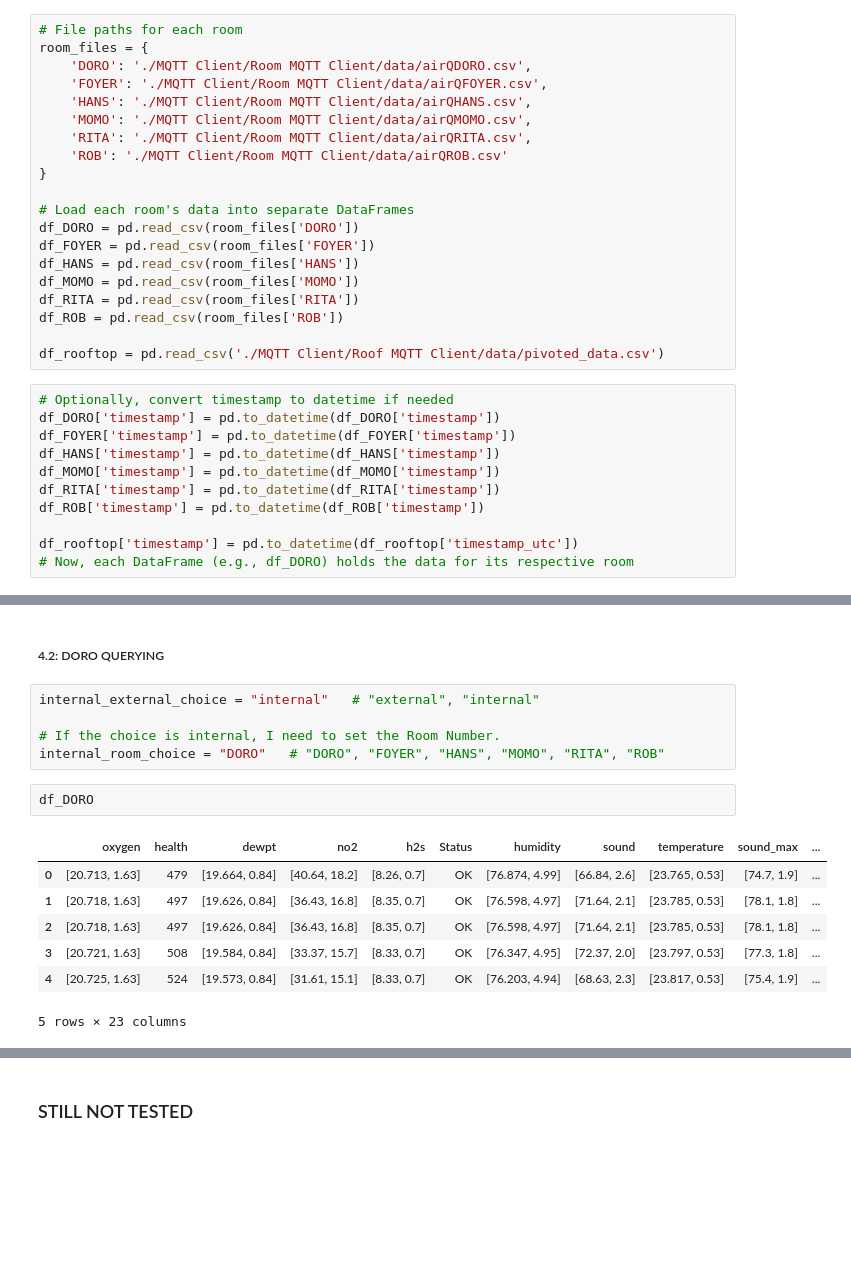
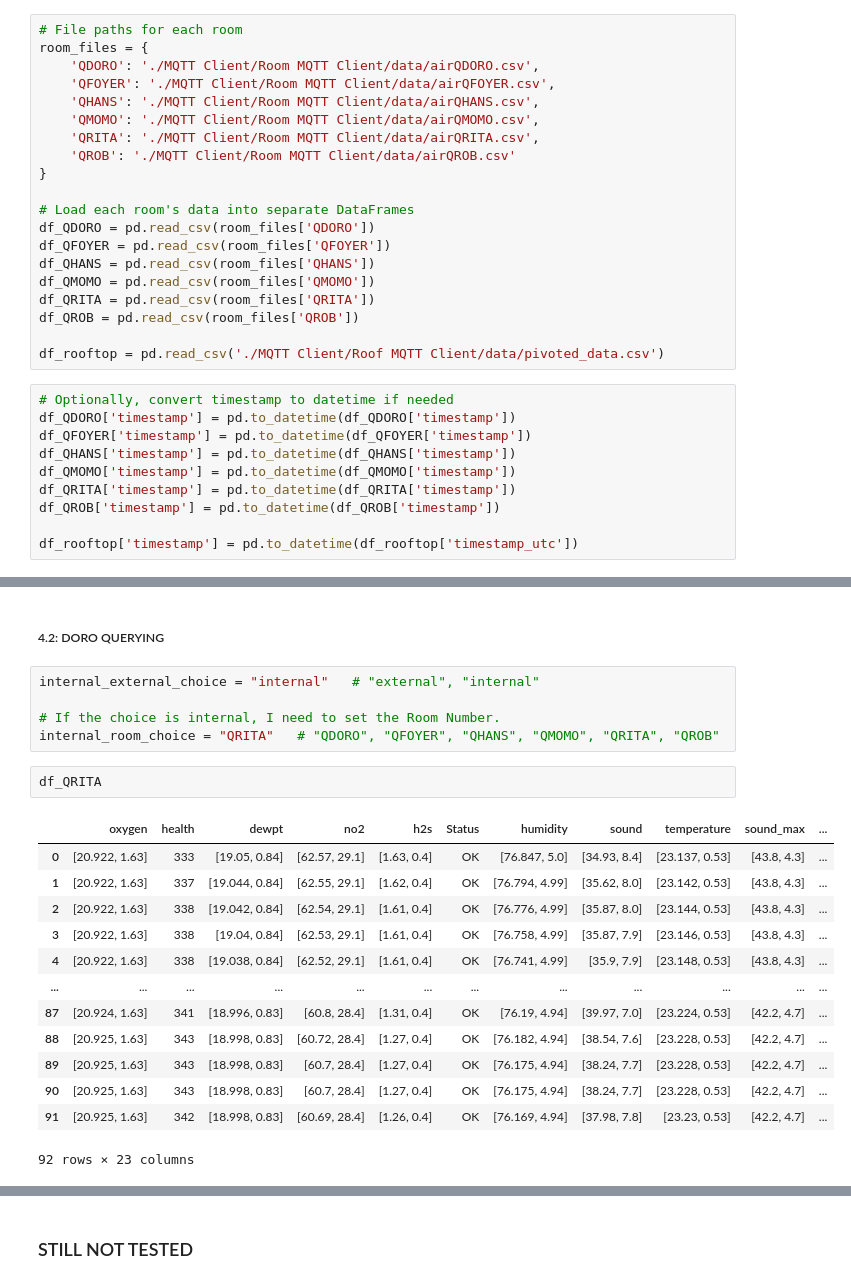
Before and after one commit to alessioborgi/CareConnect, a Jupyter notebook: RAG_Multi.ipynb, the cells around one changed output, grey strips where cells are left out. Saved outputs shown, nothing was run; the diff lists cells and outputs as text; blank space fills up the shorter version.

```diff
--- a/RAG_Multi.ipynb
+++ b/RAG_Multi.ipynb
@@ -37,34 +37,33 @@ os.environ["OPENAI_API_KEY"] = oaikey
 # %%
 # File paths for each room
 room_files = {
-    'DORO': './MQTT Client/Room MQTT Client/data/airQDORO.csv',
-    'FOYER': './MQTT Client/Room MQTT Client/data/airQFOYER.csv',
-    'HANS': './MQTT Client/Room MQTT Client/data/airQHANS.csv',
-    'MOMO': './MQTT Client/Room MQTT Client/data/airQMOMO.csv',
-    'RITA': './MQTT Client/Room MQTT Client/data/airQRITA.csv',
-    'ROB': './MQTT Client/Room MQTT Client/data/airQROB.csv'
+    'QDORO': './MQTT Client/Room MQTT Client/data/airQDORO.csv',
+    'QFOYER': './MQTT Client/Room MQTT Client/data/airQFOYER.csv',
+    'QHANS': './MQTT Client/Room MQTT Client/data/airQHANS.csv',
+    'QMOMO': './MQTT Client/Room MQTT Client/data/airQMOMO.csv',
+    'QRITA': './MQTT Client/Room MQTT Client/data/airQRITA.csv',
+    'QROB': './MQTT Client/Room MQTT Client/data/airQROB.csv'
 }
 
 # Load each room's data into separate DataFrames
-df_DORO = pd.read_csv(room_files['DORO'])
-df_FOYER = pd.read_csv(room_files['FOYER'])
-df_HANS = pd.read_csv(room_files['HANS'])
-df_MOMO = pd.read_csv(room_files['MOMO'])
-df_RITA = pd.read_csv(room_files['RITA'])
-df_ROB = pd.read_csv(room_files['ROB'])
+df_QDORO = pd.read_csv(room_files['QDORO'])
+df_QFOYER = pd.read_csv(room_files['QFOYER'])
+df_QHANS = pd.read_csv(room_files['QHANS'])
+df_QMOMO = pd.read_csv(room_files['QMOMO'])
+df_QRITA = pd.read_csv(room_files['QRITA'])
+df_QROB = pd.read_csv(room_files['QROB'])
 
 df_rooftop = pd.read_csv('./MQTT Client/Roof MQTT Client/data/pivoted_data.csv')
 # %%
 # Optionally, convert timestamp to datetime if needed
-df_DORO['timestamp'] = pd.to_datetime(df_DORO['timestamp'])
-df_FOYER['timestamp'] = pd.to_datetime(df_FOYER['timestamp'])
-df_HANS['timestamp'] = pd.to_datetime(df_HANS['timestamp'])
-df_MOMO['timestamp'] = pd.to_datetime(df_MOMO['timestamp'])
-df_RITA['timestamp'] = pd.to_datetime(df_RITA['timestamp'])
-df_ROB['timestamp'] = pd.to_datetime(df_ROB['timestamp'])
+df_QDORO['timestamp'] = pd.to_datetime(df_QDORO['timestamp'])
+df_QFOYER['timestamp'] = pd.to_datetime(df_QFOYER['timestamp'])
+df_QHANS['timestamp'] = pd.to_datetime(df_QHANS['timestamp'])
+df_QMOMO['timestamp'] = pd.to_datetime(df_QMOMO['timestamp'])
+df_QRITA['timestamp'] = pd.to_datetime(df_QRITA['timestamp'])
+df_QROB['timestamp'] = pd.to_datetime(df_QROB['timestamp'])
 
 df_rooftop['timestamp'] = pd.to_datetime(df_rooftop['timestamp_utc'])
-# Now, each DataFrame (e.g., df_DORO) holds the data for its respective room
 # %% [markdown]
 ### 3: BUILDING PANDAS QUERY ENGINE
 # %%
@@ -180,17 +178,23 @@ Name: Air Temperature ( °C), Length: 289, dtype: float64
 internal_external_choice = "internal"   # "external", "internal"
 
 # If the choice is internal, I need to set the Room Number.
-internal_room_choice = "DORO"   # "DORO", "FOYER", "HANS", "MOMO", "RITA", "ROB"
+internal_room_choice = "QRITA"   # "QDORO", "QFOYER", "QHANS", "QMOMO", "QRITA", "QROB"
 # %%
-df_DORO
+df_QRITA
 # %% [output]
 |  | oxygen | health | dewpt | no2 | h2s | Status | humidity | sound | temperature | sound_max | ... |
-| 0 | [20.713, 1.63] | 479 | [19.664, 0.84] | [40.64, 18.2] | [8.26, 0.7] | OK | [76.874, 4.99] | [66.84, 2.6] | [23.765, 0.53] | [74.7, 1.9] | ... |
-| 1 | [20.718, 1.63] | 497 | [19.626, 0.84] | [36.43, 16.8] | [8.35, 0.7] | OK | [76.598, 4.97] | [71.64, 2.1] | [23.785, 0.53] | [78.1, 1.8] | ... |
-| 2 | [20.718, 1.63] | 497 | [19.626, 0.84] | [36.43, 16.8] | [8.35, 0.7] | OK | [76.598, 4.97] | [71.64, 2.1] | [23.785, 0.53] | [78.1, 1.8] | ... |
-| 3 | [20.721, 1.63] | 508 | [19.584, 0.84] | [33.37, 15.7] | [8.33, 0.7] | OK | [76.347, 4.95] | [72.37, 2.0] | [23.797, 0.53] | [77.3, 1.8] | ... |
-| 4 | [20.725, 1.63] | 524 | [19.573, 0.84] | [31.61, 15.1] | [8.33, 0.7] | OK | [76.203, 4.94] | [68.63, 2.3] | [23.817, 0.53] | [75.4, 1.9] | ... |
+| 0 | [20.922, 1.63] | 333 | [19.05, 0.84] | [62.57, 29.1] | [1.63, 0.4] | OK | [76.847, 5.0] | [34.93, 8.4] | [23.137, 0.53] | [43.8, 4.3] | ... |
+| 1 | [20.922, 1.63] | 337 | [19.044, 0.84] | [62.55, 29.1] | [1.62, 0.4] | OK | [76.794, 4.99] | [35.62, 8.0] | [23.142, 0.53] | [43.8, 4.3] | ... |
+| 2 | [20.922, 1.63] | 338 | [19.042, 0.84] | [62.54, 29.1] | [1.61, 0.4] | OK | [76.776, 4.99] | [35.87, 8.0] | [23.144, 0.53] | [43.8, 4.3] | ... |
+| 3 | [20.922, 1.63] | 338 | [19.04, 0.84] | [62.53, 29.1] | [1.61, 0.4] | OK | [76.758, 4.99] | [35.87, 7.9] | [23.146, 0.53] | [43.8, 4.3] | ... |
+| 4 | [20.922, 1.63] | 338 | [19.038, 0.84] | [62.52, 29.1] | [1.61, 0.4] | OK | [76.741, 4.99] | [35.9, 7.9] | [23.148, 0.53] | [43.8, 4.3] | ... |
+| ... | ... | ... | ... | ... | ... | ... | ... | ... | ... | ... | ... |
+| 87 | [20.924, 1.63] | 341 | [18.996, 0.83] | [60.8, 28.4] | [1.31, 0.4] | OK | [76.19, 4.94] | [39.97, 7.0] | [23.224, 0.53] | [42.2, 4.7] | ... |
+| 88 | [20.925, 1.63] | 343 | [18.998, 0.83] | [60.72, 28.4] | [1.27, 0.4] | OK | [76.182, 4.94] | [38.54, 7.6] | [23.228, 0.53] | [42.2, 4.7] | ... |
+| 89 | [20.925, 1.63] | 343 | [18.998, 0.83] | [60.7, 28.4] | [1.27, 0.4] | OK | [76.175, 4.94] | [38.24, 7.7] | [23.228, 0.53] | [42.2, 4.7] | ... |
+| 90 | [20.925, 1.63] | 343 | [18.998, 0.83] | [60.7, 28.4] | [1.27, 0.4] | OK | [76.175, 4.94] | [38.24, 7.7] | [23.228, 0.53] | [42.2, 4.7] | ... |
+| 91 | [20.925, 1.63] | 342 | [18.998, 0.83] | [60.69, 28.4] | [1.26, 0.4] | OK | [76.169, 4.94] | [37.98, 7.8] | [23.23, 0.53] | [42.2, 4.7] | ... |
-5 rows × 23 columns
+92 rows × 23 columns
 # %%
 # Set query_engine_choice based on the internal/external choice and the room choice
 if internal_external_choice == "internal":
```
Also changed, not shown: parts of 8 cells of this notebook.
